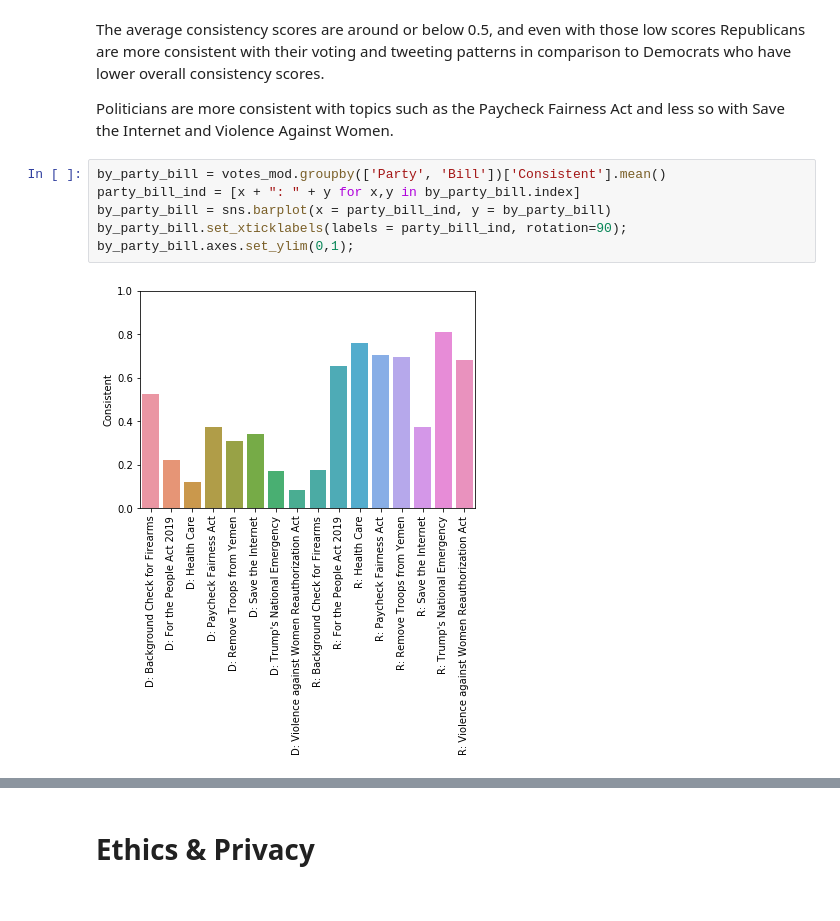
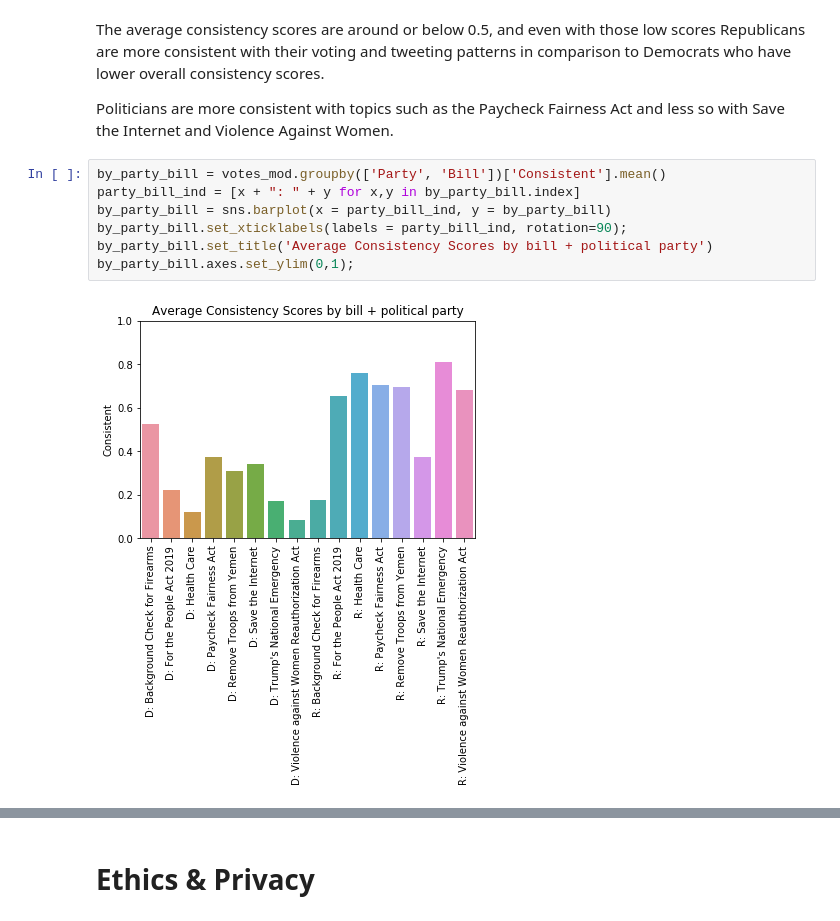
Before and after one commit to annsudhart/politician-tweet-analysis, a Jupyter notebook: data_collection.ipynb, the cells around one changed output, grey strips where cells are left out. Cells and saved outputs as stored; diff of their text form.

```diff
--- a/data_collection.ipynb
+++ b/data_collection.ipynb
@@ -1199,11 +1383,12 @@ Politicians are more consistent with topics such as the Paycheck Fairness Act an
 # %%
 by_party_bill = votes_mod.groupby(['Party', 'Bill'])['Consistent'].mean()
 party_bill_ind = [x + ": " + y for x,y in by_party_bill.index]
 by_party_bill = sns.barplot(x = party_bill_ind, y = by_party_bill)
 by_party_bill.set_xticklabels(labels = party_bill_ind, rotation=90);
+by_party_bill.set_title('Average Consistency Scores by bill + political party')
 by_party_bill.axes.set_ylim(0,1);
 # %% [output]
-[figure, old version]
+[figure, new version]
 # %%
 dems = votes_mod[votes_mod['Party'] == 'D'].copy()
 dems['Consistent'] = dems['Label'] == dems['Vote']
```
Also changed, not shown: parts of 30 cells of this notebook.
